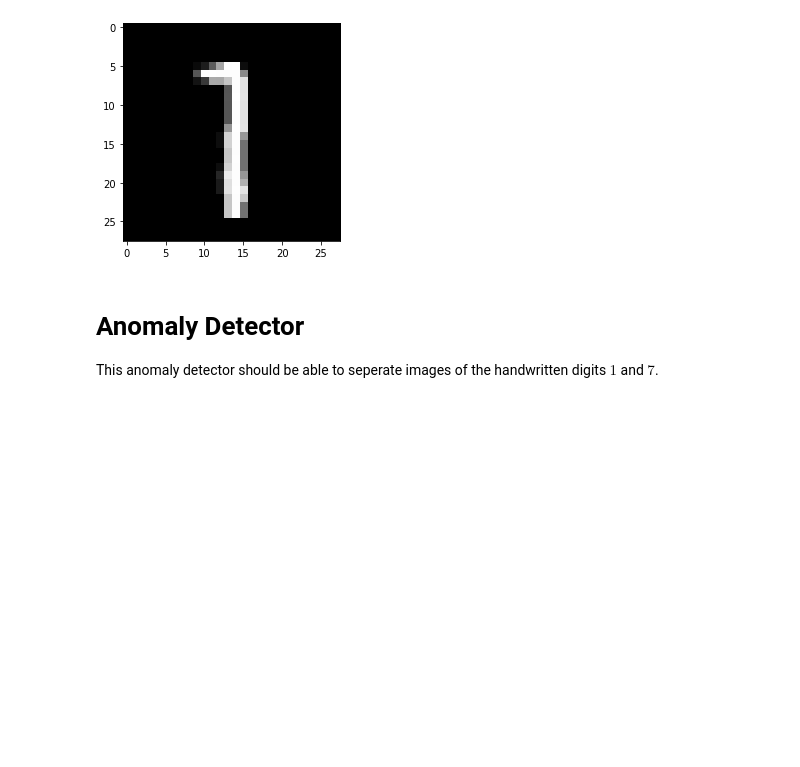
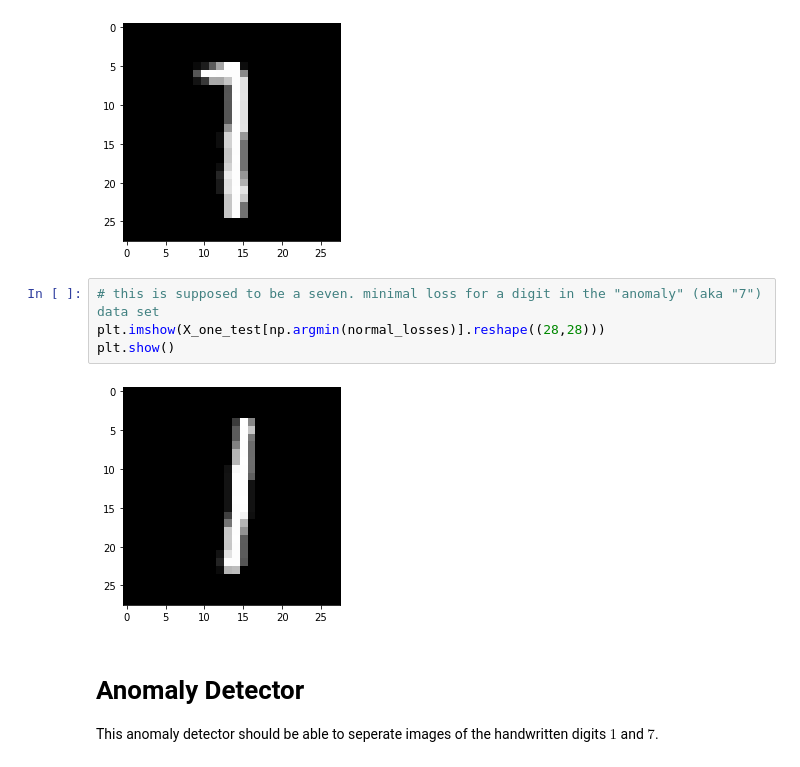
Before and after one commit to ChiShao/cnn-auto-encoder, a Jupyter notebook: conv-autoencoder-digits.ipynb, the cells around one changed output. Saved outputs shown, nothing was run; the diff lists cells and outputs as text; blank space fills up the shorter version.

```diff
--- a/conv-autoencoder-digits.ipynb
+++ b/conv-autoencoder-digits.ipynb
@@ -593,6 +609,12 @@ plt.imshow(digit_data[7][0][np.argmin(seven_losses)].reshape((28,28)))
 plt.show()
 # %% [output]
 [figure]
+# %%
+# this is supposed to be a seven. minimal loss for a digit in the "anomaly" (aka "7") data set
+plt.imshow(X_one_test[np.argmin(normal_losses)].reshape((28,28)))
+plt.show()
+# %% [output]
+[figure, added]
 # %% [markdown]
 # Anomaly Detector
 This anomaly detector should be able to seperate images of the handwritten digits $1$ and $7$.
```
Also changed, not shown: parts of 4 cells of this notebook.
